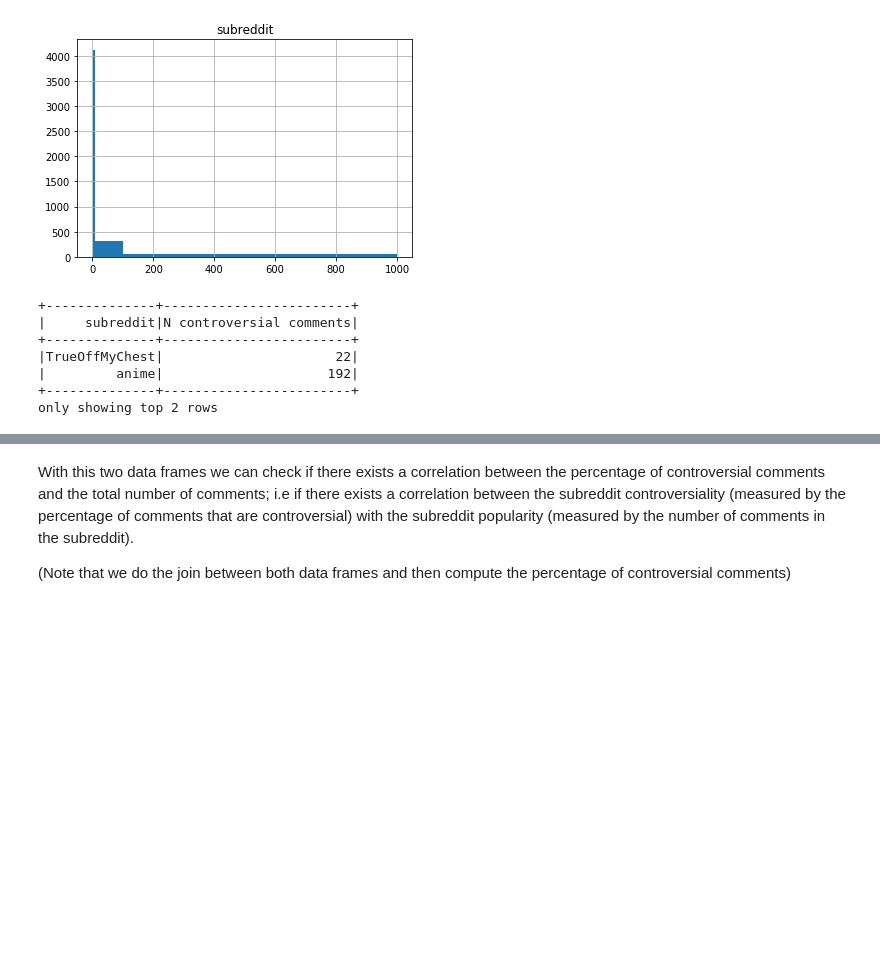
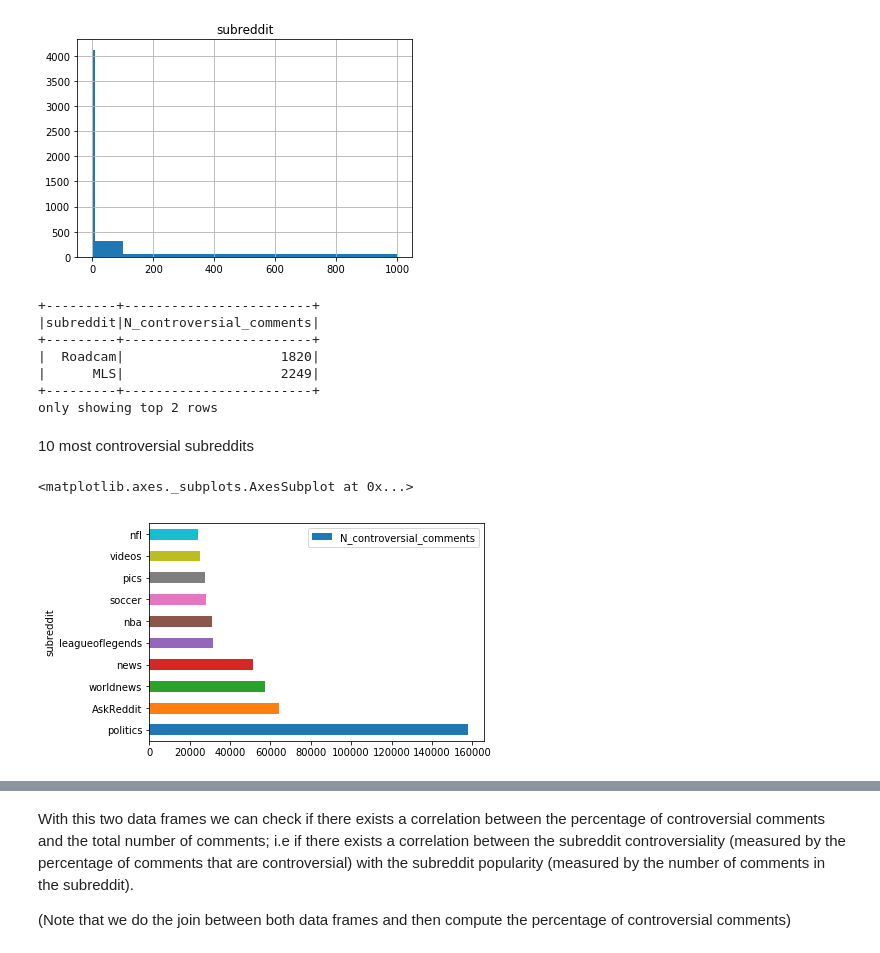
Before and after one commit to VashMKS/ada-project, a Jupyter notebook: Milestone 2.ipynb, the cells around one changed output, grey strips where cells are left out. Saved outputs shown, nothing was run; the diff lists cells and outputs as text; code cells hidden in the pictures; blank space fills up the shorter version.

Commit message:
new graphs for df_controversial_per_subr_count.parquet

```diff
--- a/Milestone 2.ipynb
+++ b/Milestone 2.ipynb
@@ -412,13 +412,23 @@ array([[<matplotlib.axes._subplots.AxesSubplot object at 0x...>]],
       dtype=object)
 [figure]
 # %%
-df_controversial_per_subr_count = df_spark.filter('controversiality = 1').groupBy('subreddit').agg(count('*')).withColumnRenamed('count(1)', 'N controversial comments')
+#df_controversial_per_subr_count = df_spark.filter('controversiality = 1').groupBy('subreddit').agg(count('*')).withColumnRenamed('count(1)', 'N controversial comments')
+df_controversial_per_subr_count = spark.read.parquet(DATA_DIR + "df_controversial_per_subr_count.parquet")
 df_controversial_per_subr_count.show(2)
 # %% [output]
-+--------------+------------------------+
-|     subreddit|N controversial comments|
-+--------------+------------------------+
-|TrueOffMyChest|                      22|
-|         anime|                     192|
-+--------------+------------------------+
++---------+------------------------+
+|subreddit|N_controversial_comments|
++---------+------------------------+
+|  Roadcam|                    1820|
+|      MLS|                    2249|
++---------+------------------------+
 only showing top 2 rows
+# %%
+df_controversial_per_subr_count_pd = df_controversial_per_subr_count.toPandas()
+# %% [markdown]
+10 most controversial subreddits
+# %%
+df_controversial_per_subr_count_pd.sort_values(by='N_controversial_comments',ascending=False).iloc[:10,:].plot(kind='barh',x='subreddit',y='N_controversial_comments')
+# %% [output]
+<matplotlib.axes._subplots.AxesSubplot at 0x...>
+[figure, added]
```
Also changed, not shown: parts of 4 cells of this notebook.
